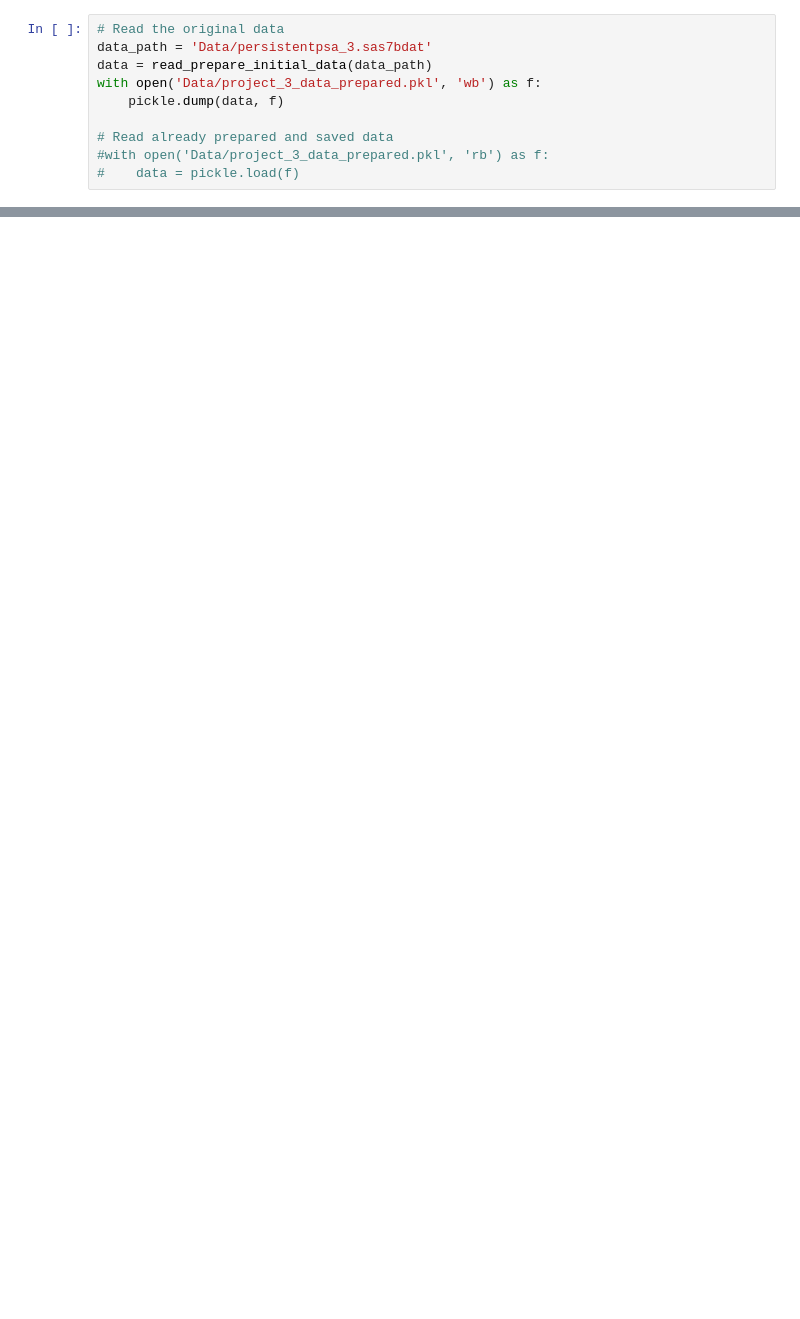
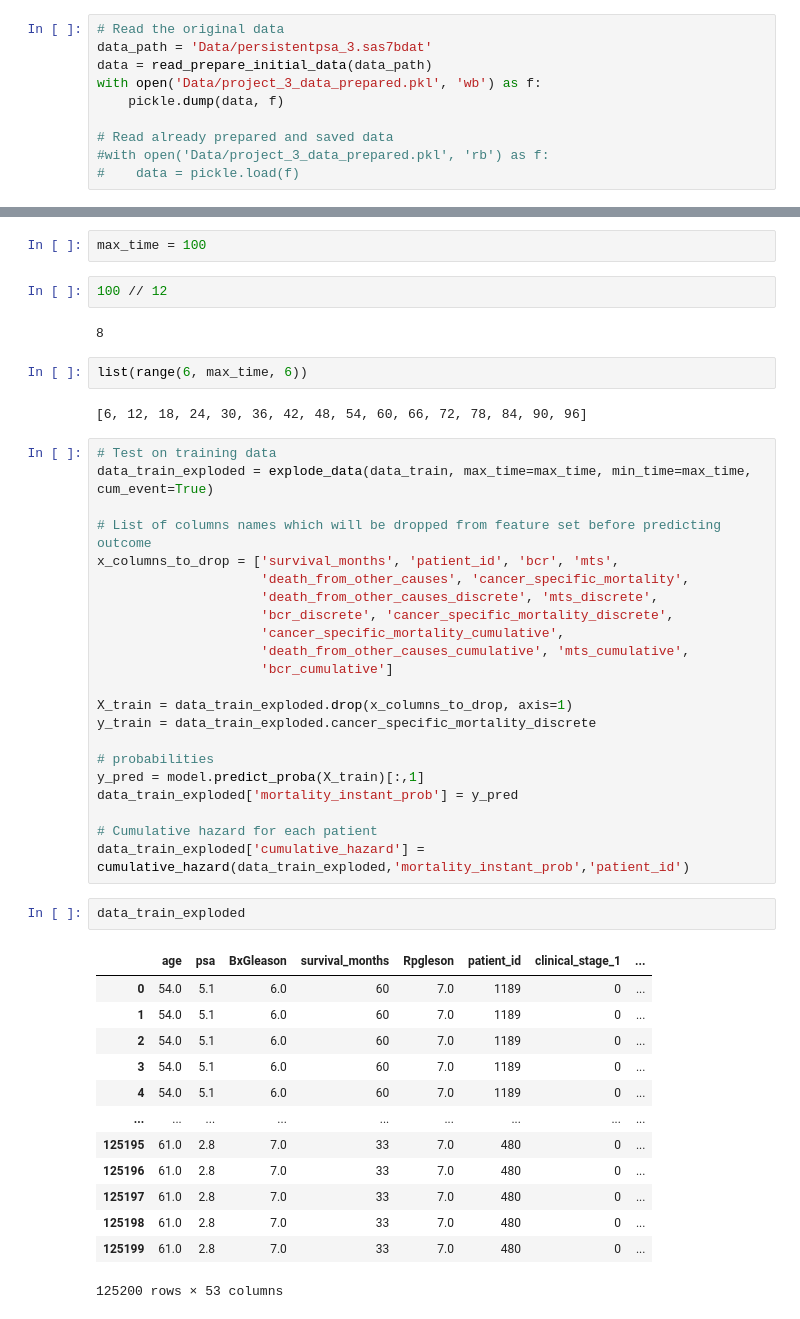
Before and after one commit to vytautas9/Tiriamasis_Projektas_3, a Jupyter notebook: ResearchProject3.ipynb, the cells around one changed output, grey strips where cells are left out. Cells and saved outputs as stored; diff of their text form; blank space fills up the shorter version.

```diff
--- a/ResearchProject3.ipynb
+++ b/ResearchProject3.ipynb
@@ -521,0 +540,48 @@ ax = kmf.fit(T2, E2, label="Group 3").plot_survival_function(ax=ax)
+# %%
+max_time = 100
+# %%
+100 // 12
+# %% [output]
+8
+# %%
+list(range(6, max_time, 6))
+# %% [output]
+[6, 12, 18, 24, 30, 36, 42, 48, 54, 60, 66, 72, 78, 84, 90, 96]
+# %%
+# Test on training data
+data_train_exploded = explode_data(data_train, max_time=max_time, min_time=max_time, cum_event=True)
+
+# List of columns names which will be dropped from feature set before predicting outcome
+x_columns_to_drop = ['survival_months', 'patient_id', 'bcr', 'mts',
+                     'death_from_other_causes', 'cancer_specific_mortality',
+                     'death_from_other_causes_discrete', 'mts_discrete',
+                     'bcr_discrete', 'cancer_specific_mortality_discrete',
+                     'cancer_specific_mortality_cumulative',
+                     'death_from_other_causes_cumulative', 'mts_cumulative',
+                     'bcr_cumulative']
+
+X_train = data_train_exploded.drop(x_columns_to_drop, axis=1)
+y_train = data_train_exploded.cancer_specific_mortality_discrete
+
+# probabilities
+y_pred = model.predict_proba(X_train)[:,1]
+data_train_exploded['mortality_instant_prob'] = y_pred
+
+# Cumulative hazard for each patient
+data_train_exploded['cumulative_hazard'] = cumulative_hazard(data_train_exploded,'mortality_instant_prob','patient_id')
+# %%
+data_train_exploded
+# %% [output]
+|  | age | psa | BxGleason | survival_months | Rpgleson | patient_id | clinical_stage_1 | ... |
+| 0 | 54.0 | 5.1 | 6.0 | 60 | 7.0 | 1189 | 0 | ... |
+| 1 | 54.0 | 5.1 | 6.0 | 60 | 7.0 | 1189 | 0 | ... |
+| 2 | 54.0 | 5.1 | 6.0 | 60 | 7.0 | 1189 | 0 | ... |
+| 3 | 54.0 | 5.1 | 6.0 | 60 | 7.0 | 1189 | 0 | ... |
+| 4 | 54.0 | 5.1 | 6.0 | 60 | 7.0 | 1189 | 0 | ... |
+| ... | ... | ... | ... | ... | ... | ... | ... | ... |
+| 125195 | 61.0 | 2.8 | 7.0 | 33 | 7.0 | 480 | 0 | ... |
+| 125196 | 61.0 | 2.8 | 7.0 | 33 | 7.0 | 480 | 0 | ... |
+| 125197 | 61.0 | 2.8 | 7.0 | 33 | 7.0 | 480 | 0 | ... |
+| 125198 | 61.0 | 2.8 | 7.0 | 33 | 7.0 | 480 | 0 | ... |
+| 125199 | 61.0 | 2.8 | 7.0 | 33 | 7.0 | 480 | 0 | ... |
+125200 rows × 53 columns
```
Also changed, not shown: parts of 52 cells of this notebook.
